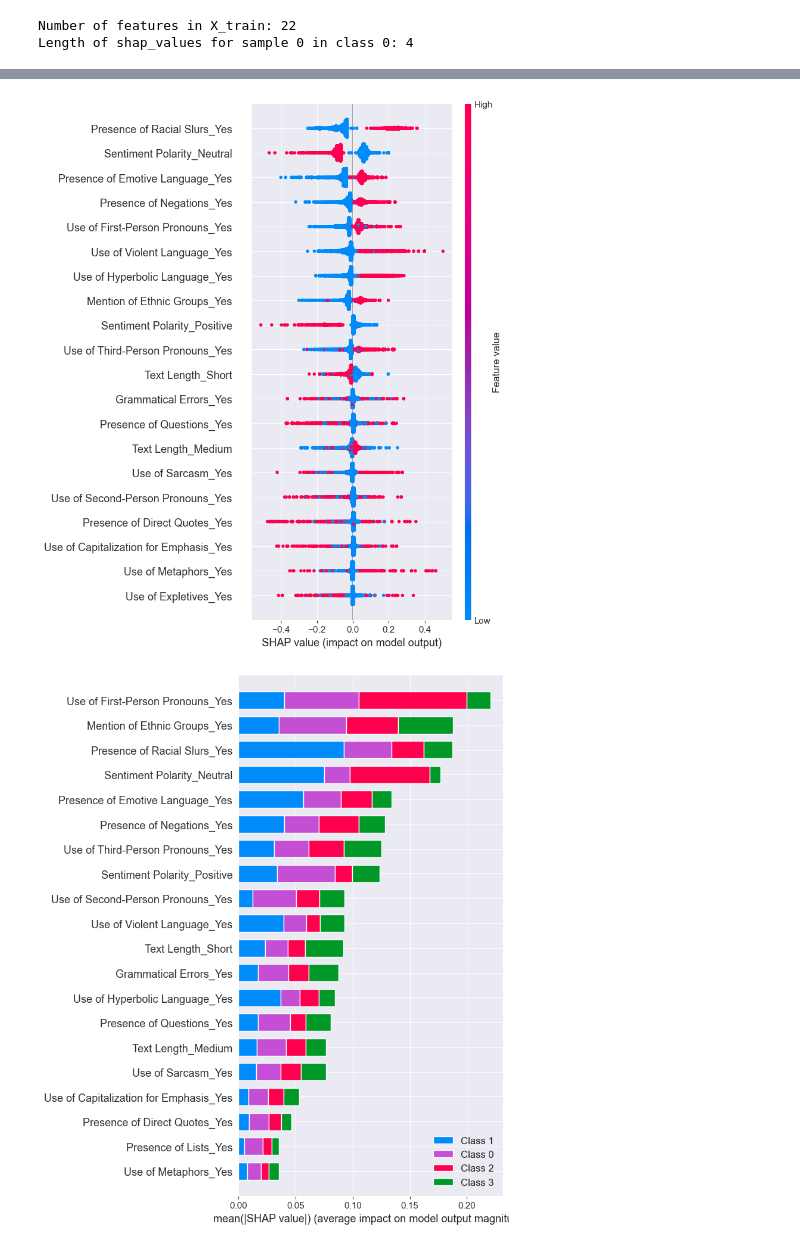
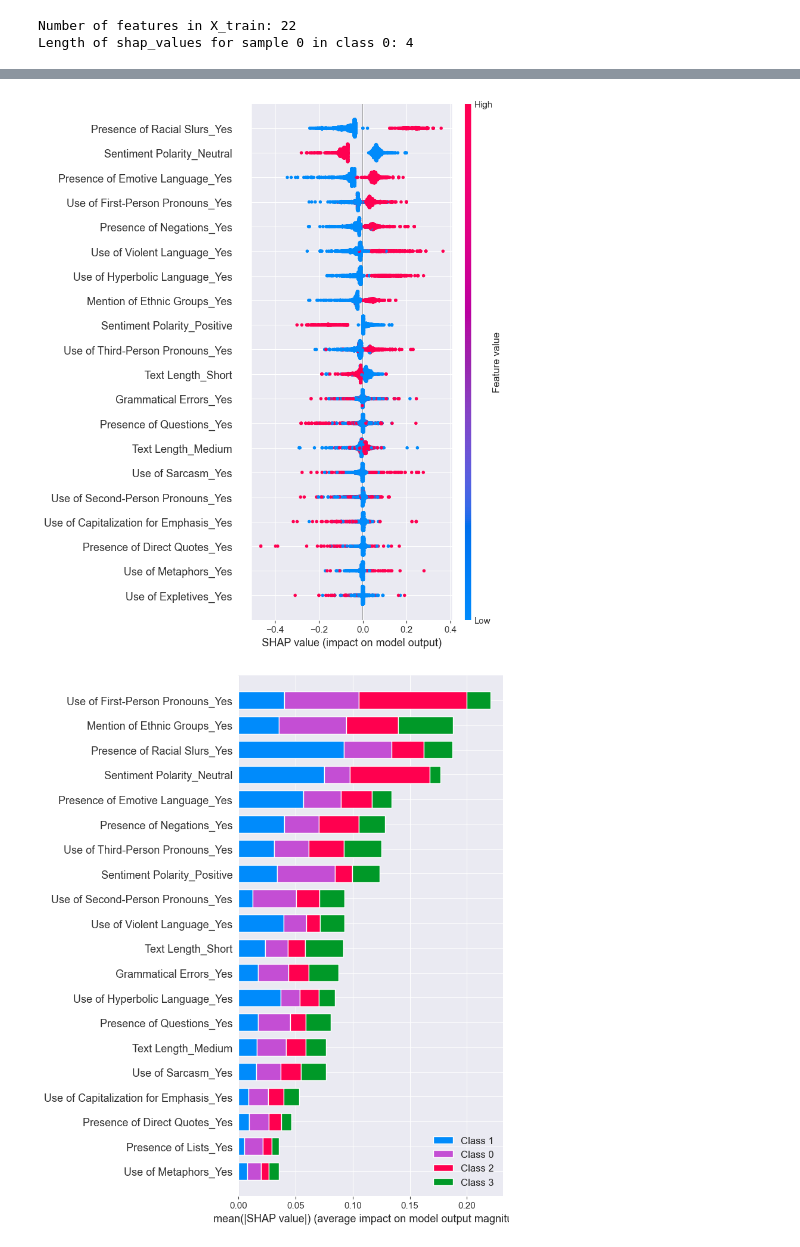
Before and after one commit to vojtech-balek/llm-features, a Jupyter notebook: notebooks/classification/llm-classification-hate.ipynb, the cells around one changed output, grey strips where cells are left out. Drawn from its saved outputs; the diff is of its cells as text; code cells hidden in the pictures.

```diff
--- a/notebooks/classification/llm-classification-hate.ipynb
+++ b/notebooks/classification/llm-classification-hate.ipynb
@@ -315,5 +289,4 @@ Number of features in X_train: 22
 Length of shap_values for sample 0 in class 0: 4
 # %%
 explainer = shap.TreeExplainer(best_model)
-shap_values = explainer.shap_values(X_train, approximate=True)
-shap_values_transposed = shap_values.transpose(1, 0, 2)
+shap_values = explainer.shap_values(X_test, approximate=True)
@@ -329,25 +304,26 @@ shap.summary_plot(
 # %%
 import matplotlib.pyplot as plt
 
 # Create figure with specific size
+
 plt.figure(figsize=(12, 8))
 
 # Create SHAP summary plot
 shap.summary_plot(
     shap_values[:, :, 1],  # Use the SHAP values for class 0 - no hate speech
-    X_train,
+    X_test,
     class_names=best_model.classes_,
     max_display=20,
-    show=False  # Don't show yet
-)
+    show=False, color=plt.get_cmap('coolwarm'))  # Don't show yet
+
 
 # Save the figure with high resolution
-plt.savefig('shap_summary_class1_hate.pdf', bbox_inches='tight')
+plt.savefig('shap_summary_class1_hate.pdf', bbox_inches='tight', facecolor='white')
 
 # Now display the plot (optional)
 plt.show()
 # %% [output]
-[figure, old version]
+[figure, new version]
 # %%
 def shap_values_to_list(shap_values, model):
     shap_as_list=[]
```
Also changed, not shown: parts of 4 cells of this notebook, 9 other files.
